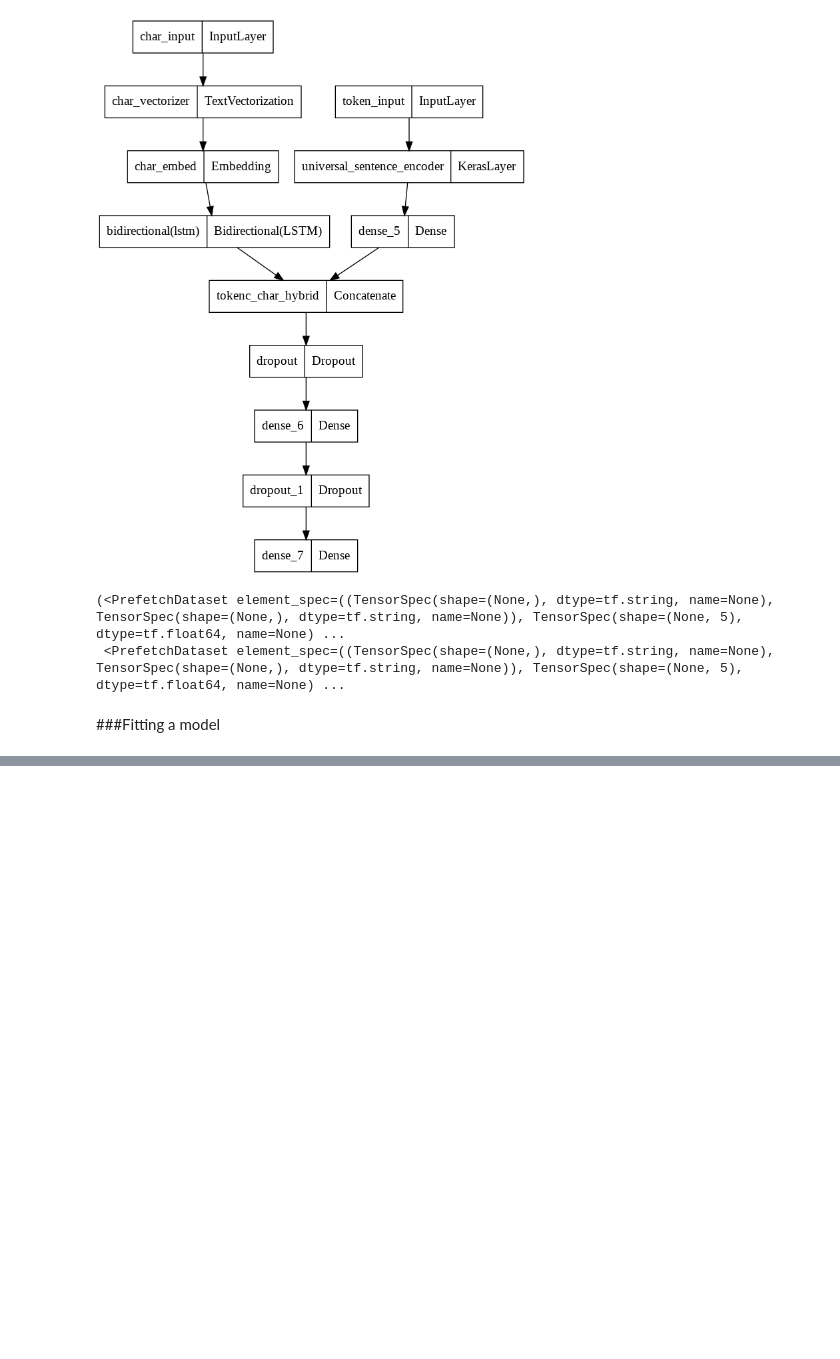
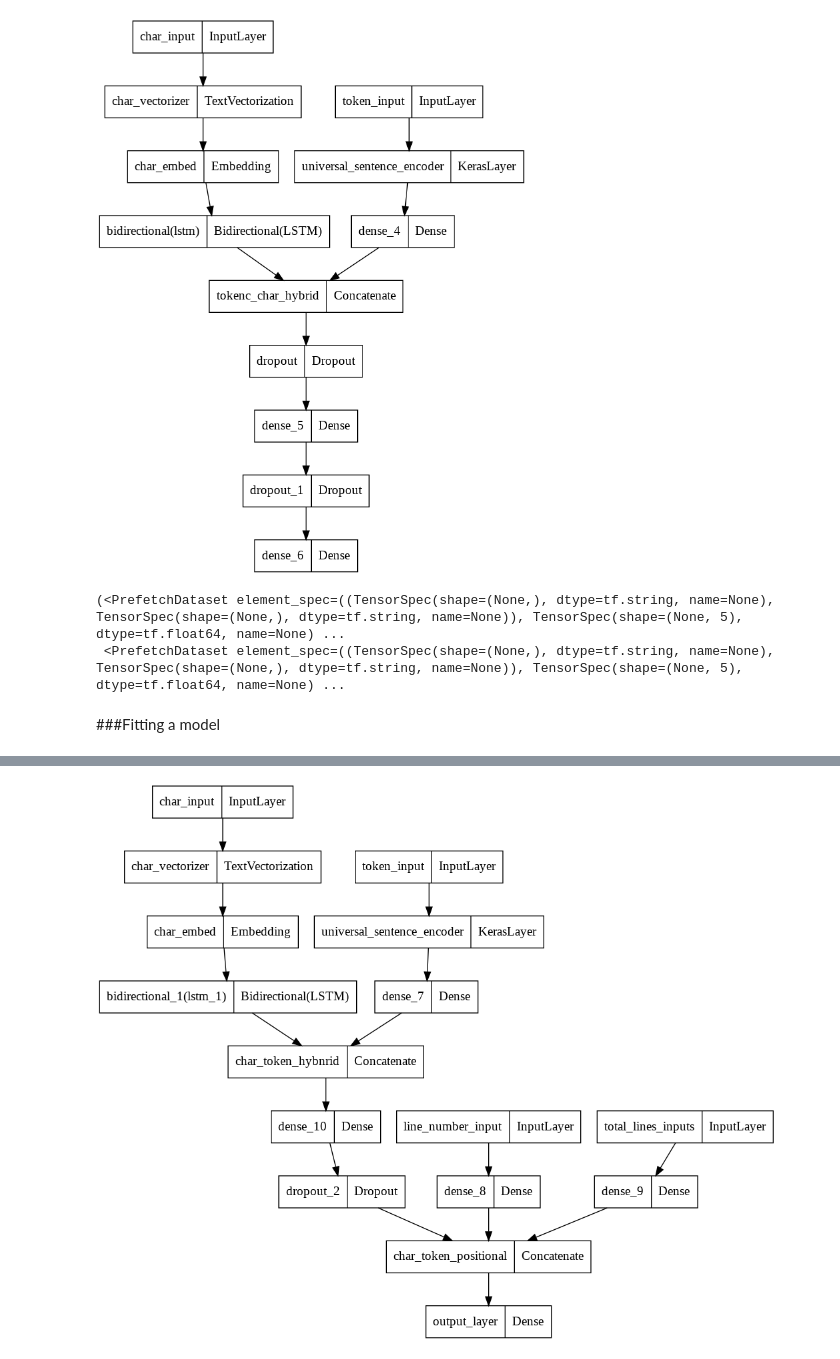
Before and after one commit to JacksonLeb/SkimLit, a Jupyter notebook: 09_skimlit.ipynb, the cells around one changed output, grey strips where cells are left out. Cells and saved outputs as stored; diff of their text form; code cells hidden in the pictures; blank space fills up the shorter version.

```diff
--- a/09_skimlit.ipynb
+++ b/09_skimlit.ipynb
@@ -999,0 +1065,41 @@ model_4_results
+# %%
+token_inputs = layers.Input(shape=[], dtype=tf.string, name="token_input")
+token_embeddings = tf_hub_embedding_layer(token_inputs)
+token_outputs = layers.Dense(128, activation="relu")(token_embeddings)
+token_model = tf.keras.Model(inputs=token_inputs,
+                             outputs=token_outputs)
+
+char_inputs = layers.Input(shape=(1,), dtype=tf.string, name="char_input")
+char_vectors = char_vectorizer(char_inputs)
+char_embeddings = char_embed(char_vectors)
+char_bi_lstm = layers.Bidirectional(layers.LSTM(24))(char_embeddings)
+char_model = tf.keras.Model(inputs=char_inputs,
+                            outputs=char_bi_lstm)
+
+line_number_inputs = layers.Input(shape=(15,), dtype=tf.float32, name="line_number_input")
+x = layers.Dense(32, activation="relu")(line_number_inputs)
+line_number_model = tf.keras.Model(inputs=line_number_inputs,
+                                   outputs=x)
+
+total_lines_inputs = layers.Input(shape=(20,), dtype=tf.float32, name="total_lines_inputs")
+y = layers.Dense(32, activation="relu")(total_lines_inputs)
+total_lines_model = tf.keras.Model(inputs=total_lines_inputs,
+                                   outputs=y)
+
+combined_embeddings = layers.Concatenate(name="char_token_hybnrid")([token_model.output,
+                                                                     char_model.output])
+
+z = layers.Dense(256, activation="relu")(combined_embeddings)
+z = layers.Dropout(0.5)(z)
+
+tribrid_embeddings = layers.Concatenate(name="char_token_positional")([line_number_model.output,
+                                                                       total_lines_model.output,
+                                                                       z])
+
+output_layer = layers.Dense(5, activation="softmax", name="output_layer")(tribrid_embeddings)
+
+model_5 = tf.keras.Model(inputs=[line_number_model.input,
+                                 total_lines_model.input,
+                                 token_model.input,
+                                 char_model.input],
+                         outputs=output_layer)
@@ -999,0 +1126,4 @@ model_4_results
+# %%
+plot_model(model_5)
+# %% [output]
+[figure, added]
```
Also changed, not shown: parts of 33 cells of this notebook.
